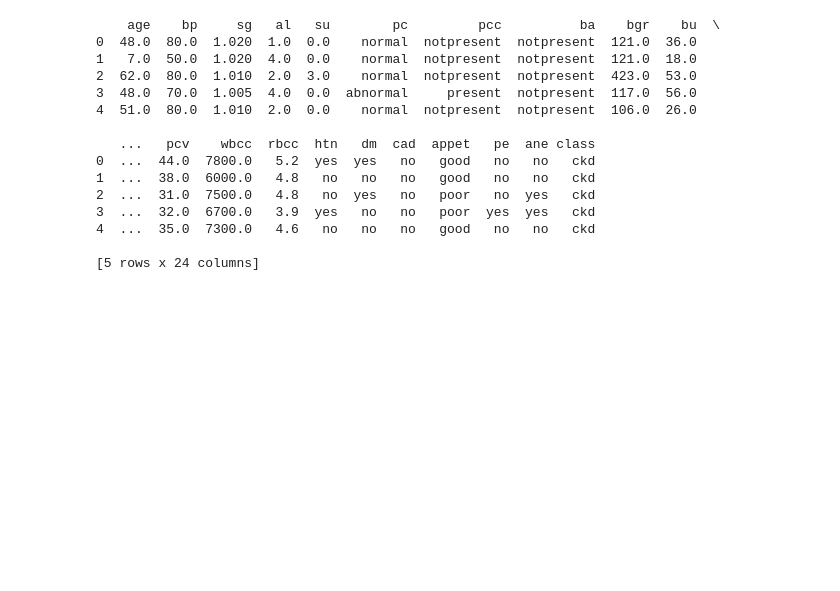
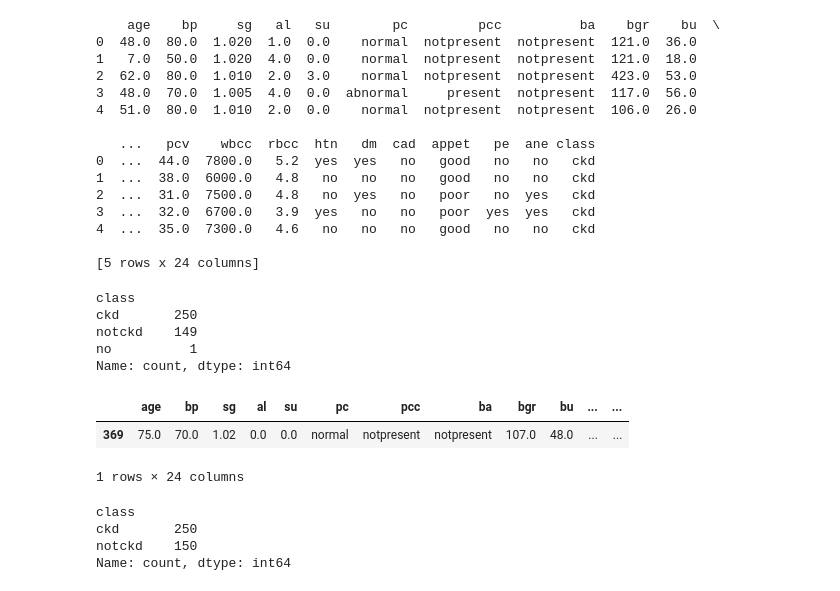
Before and after one commit to premprakash123/healthcare-chronic-disease-analysis, a Jupyter notebook: notebooks/01_data_cleaning.ipynb, the cells around one changed output. Drawn from its saved outputs; the diff is of its cells as text; code cells hidden in the pictures; blank space fills up the shorter version.

Commit message:
data: recorrected class having one value as 'no' to 'notckd' and exported data

```diff
--- a/notebooks/01_data_cleaning.ipynb
+++ b/notebooks/01_data_cleaning.ipynb
@@ -426,3 +426,17 @@ print(check_df.head())
 4  ...  35.0  7300.0   4.6   no   no   no   good   no   no   ckd
 
 [5 rows x 24 columns]
+# %%
+df_dashboard["class"].value_counts()
+# %% [output]
+class
+ckd       250
+notckd    149
+no          1
+Name: count, dtype: int64
+# %%
+df_dashboard[df_dashboard["class"] == "no"]
+# %% [output]
+|  | age | bp | sg | al | su | pc | pcc | ba | bgr | bu | ... | ... |
+| 369 | 75.0 | 70.0 | 1.02 | 0.0 | 0.0 | normal | notpresent | notpresent | 107.0 | 48.0 | ... | ... |
+1 rows × 24 columns
@@ -428,0 +448,7 @@ print(check_df.head())
+# %%
+print(df_dashboard["class"].value_counts())
+# %% [output]
+class
+ckd       250
+notckd    150
+Name: count, dtype: int64
```
Also changed, not shown: parts of 2 cells of this notebook.
